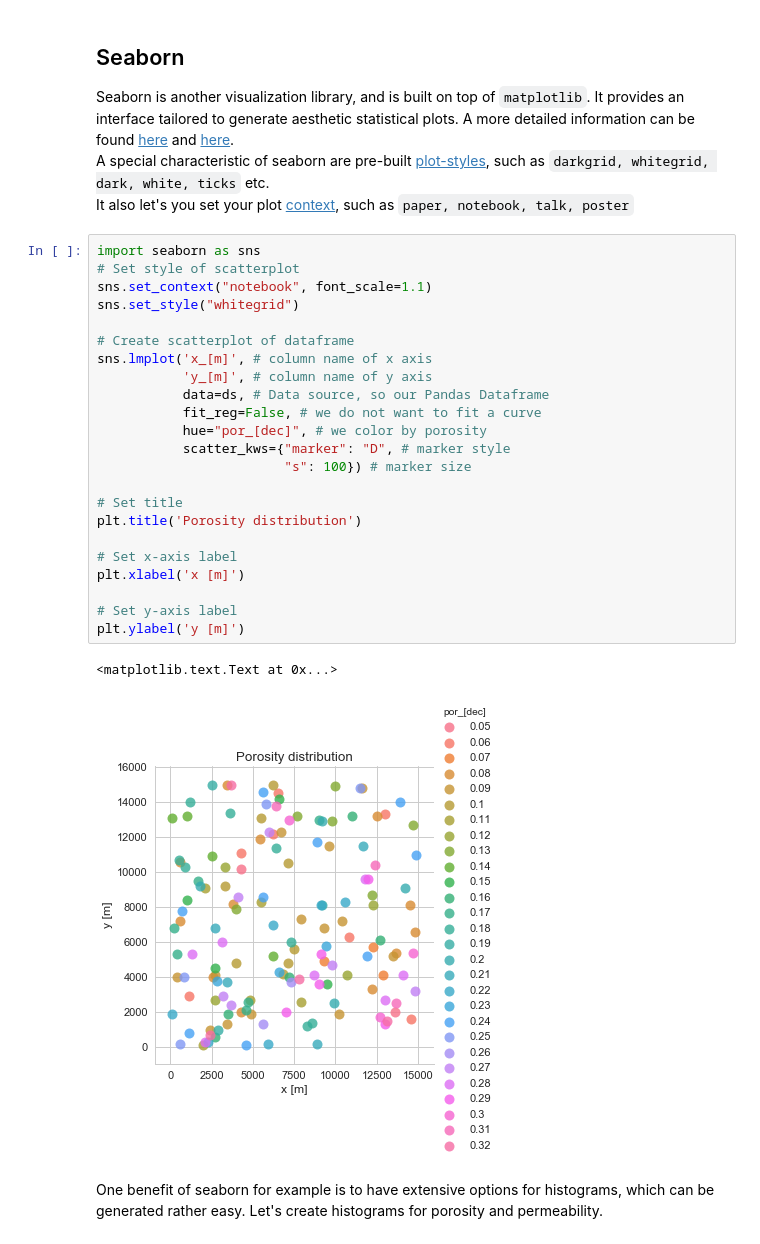
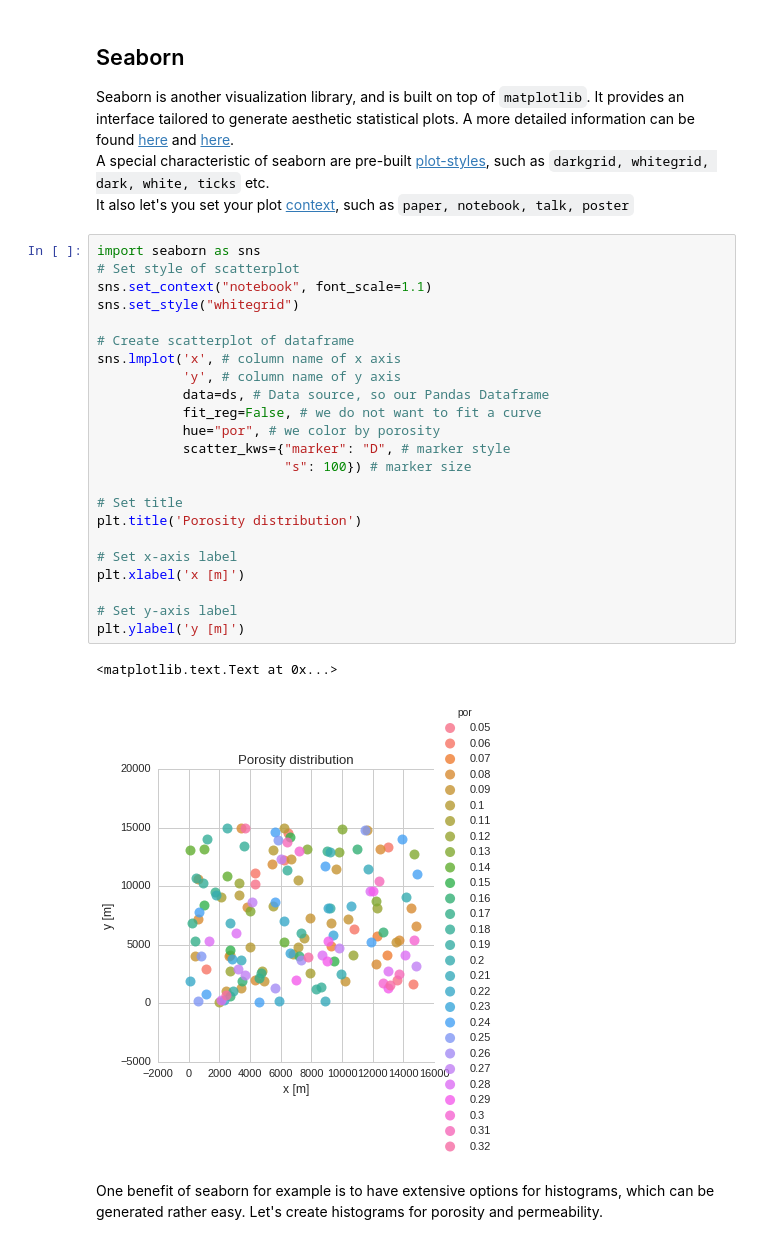
Before and after one commit to Japhiolite/geothermics, a Jupyter notebook: 00_Plotting_in_python.ipynb, the cells around one changed output. Cells and saved outputs as stored; diff of their text form.

Commit message:
update plot notebook

```diff
--- a/00_Plotting_in_python.ipynb
+++ b/00_Plotting_in_python.ipynb
@@ -112,29 +112,29 @@ It also let's you set your plot [context](http://seaborn.pydata.org/generated/se
 # %%
 import seaborn as sns
 # Set style of scatterplot
 sns.set_context("notebook", font_scale=1.1)
 sns.set_style("whitegrid")
 
 # Create scatterplot of dataframe
-sns.lmplot('x_[m]', # column name of x axis
-           'y_[m]', # column name of y axis
+sns.lmplot('x', # column name of x axis
+           'y', # column name of y axis
            data=ds, # Data source, so our Pandas Dataframe
            fit_reg=False, # we do not want to fit a curve
-           hue="por_[dec]", # we color by porosity
+           hue="por", # we color by porosity
            scatter_kws={"marker": "D", # marker style
                         "s": 100}) # marker size
 
 # Set title
 plt.title('Porosity distribution')
 
 # Set x-axis label
 plt.xlabel('x [m]')
 
 # Set y-axis label
 plt.ylabel('y [m]')
 # %% [output]
 <matplotlib.text.Text at 0x...>
-[figure, old version]
+[figure, new version]
 # %% [markdown]
 One benefit of seaborn for example is to have extensive options for histograms, which can be generated rather easy. Let's create histograms for porosity and permeability.
 # %%
```
Also changed, not shown: parts of 6 cells of this notebook, 1 other file.
